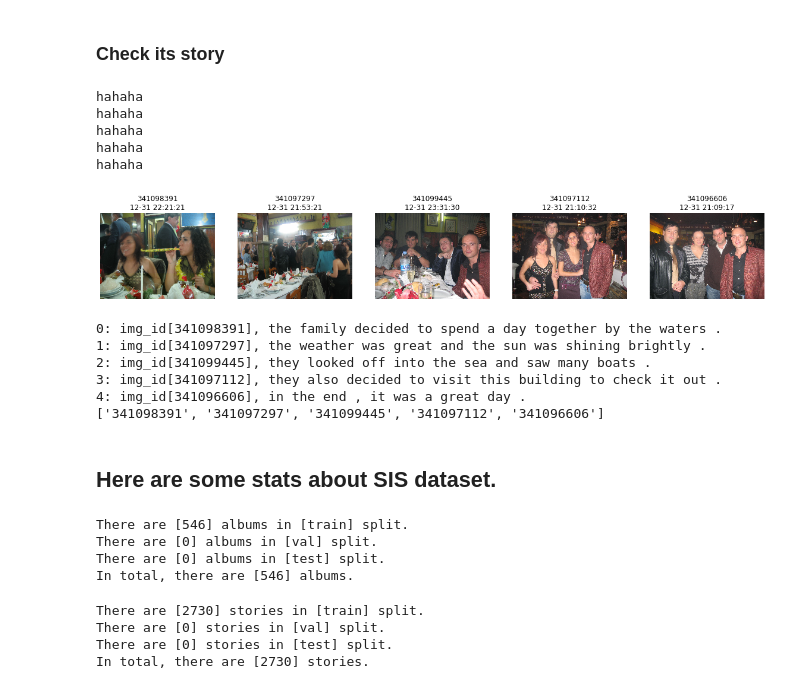
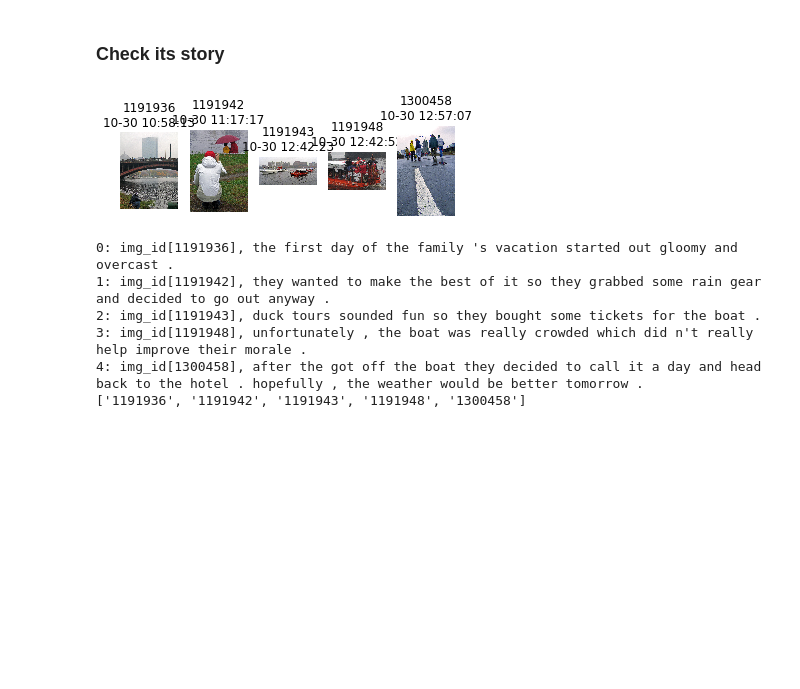
Before and after one commit to cxtjjcz/785-visual-story-telling, a Jupyter notebook: vist_api/vist_loader_demo.ipynb, the cells around one changed output. Drawn from its saved outputs; the diff is of its cells as text; code cells hidden in the pictures; blank space fills up the shorter version.

```diff
--- a/vist_api/vist_loader_demo.ipynb
+++ b/vist_api/vist_loader_demo.ipynb
@@ -12,8 +8,9 @@ plt.rcParams['figure.figsize'] = (20, 20)
 # %% [markdown]
 ### Load Story-in-Sequence Instance
 # %%
-vist_images_dir = '/Users/xiangtic/vist/images'
+vist_images_dir = '/Users/xiangtic/vist/images/'
 vist_annotations_dir = '/Users/xiangtic/vist/'
-sis = vist.Story_in_Sequence(vist_images_dir, vist_annotations_dir)
-sis.filter_img()
+sis_train = vist.Story_in_Sequence(vist_images_dir+"train", vist_annotations_dir)
+sis_val = vist.Story_in_Sequence(vist_images_dir+"val", vist_annotations_dir)
+sis_test = vist.Story_in_Sequence(vist_images_dir+"test", vist_annotations_dir)
 # %% [output]
@@ -34,54 +26,14 @@ album = sis.Albums[album_id]
 # %% [markdown]
 ### Check its story
 # %%
-story_ids = sis.Albums['72157594452136990']['story_ids']
-story_id = story_ids[0]
-sis.show_story(story_id)
-print(sis.Stories[story_id]['img_ids'])
+story_id = '38380'
+sis_train.show_story(story_id)
+print(sis_train.Stories[story_id]['img_ids'])
 # %% [output]
+[figure, new version]
-hahaha
-hahaha
-hahaha
-hahaha
-hahaha
+0: img_id[1191936], the first day of the family 's vacation started out gloomy and overcast .
+1: img_id[1191942], they wanted to make the best of it so they grabbed some rain gear and decided to go out anyway .
+2: img_id[1191943], duck tours sounded fun so they bought some tickets for the boat .
+3: img_id[1191948], unfortunately , the boat was really crowded which did n't really help improve their morale .
+4: img_id[1300458], after the got off the boat they decided to call it a day and head back to the hotel . hopefully , the weather would be better tomorrow .
+['1191936', '1191942', '1191943', '1191948', '1300458']
-[figure, old version]
-0: img_id[341098391], the family decided to spend a day together by the waters .
-1: img_id[341097297], the weather was great and the sun was shining brightly .
-2: img_id[341099445], they looked off into the sea and saw many boats .
-3: img_id[341097112], they also decided to visit this building to check it out .
-4: img_id[341096606], in the end , it was a great day .
-['341098391', '341097297', '341099445', '341097112', '341096606']
-# %% [markdown]
-## Here are some stats about SIS dataset.
-# %%
-# albums stats
-split_to_album_ids = {'train': [], 'val': [], 'test': []}
-total_albums = 0
-for split in ['train', 'val', 'test']:
-    split_to_album_ids[split] = [album_id for album_id, album in sis.Albums.items() if album['split'] == split]
-    print('There are [%s] albums in [%s] split.' % (len(split_to_album_ids[split]), split))
-    total_albums += len(split_to_album_ids[split])
-print('In total, there are [%s] albums.' % total_albums)
-# %% [output]
-There are [546] albums in [train] split.
-There are [0] albums in [val] split.
-There are [0] albums in [test] split.
-In total, there are [546] albums.
-# %%
-# stories stats
-split_to_story_ids = {'train': [], 'val': [], 'test': []}
-for story in sis.stories:
-    album_id = story['album_id']
-    if album_id in sis.Albums:
-        split = sis.Albums[album_id]['split']
-        split_to_story_ids[split] += [story['id']]
-total_stories = 0
-for split in ['train', 'val', 'test']:
-    print('There are [%s] stories in [%s] split.' % (len(split_to_story_ids[split]), split))
-    total_stories += len(split_to_story_ids[split])
-print('In total, there are [%s] stories.' % (total_stories))
-# %% [output]
-There are [2730] stories in [train] split.
-There are [0] stories in [val] split.
-There are [0] stories in [test] split.
-In total, there are [2730] stories.
```
Also changed, not shown: parts of 5 cells of this notebook, 1 other file.
